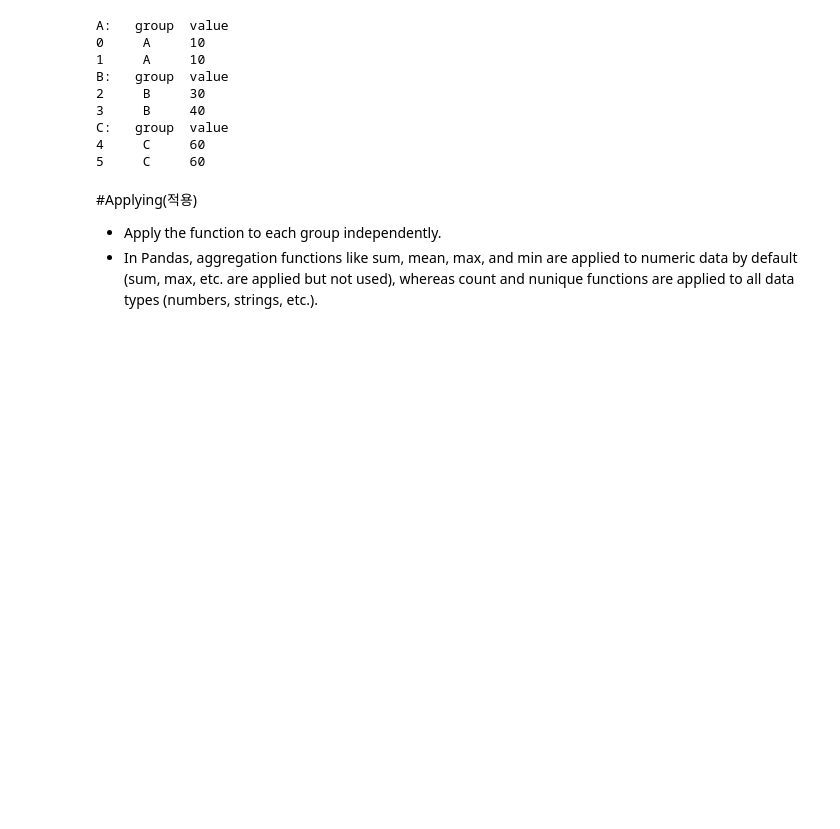
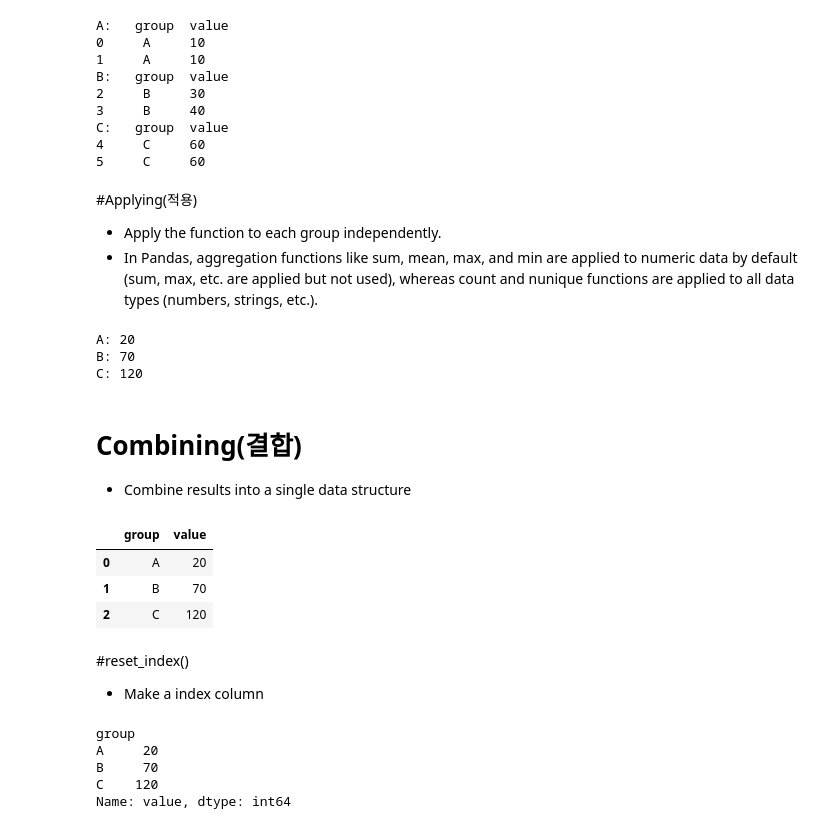
Before and after one commit to sokhan1/Introduction-to-data-analysts, a Jupyter notebook: 3_07_groupby.ipynb, the cells around one changed output. Saved outputs shown, nothing was run; the diff lists cells and outputs as text; code cells hidden in the pictures; blank space fills up the shorter version.

```diff
--- a/3_07_groupby.ipynb
+++ b/3_07_groupby.ipynb
@@ -49,3 +49,35 @@ C:   group  value
 
 *   Apply the function to each group independently.
 *   In Pandas, aggregation functions like sum, mean, max, and min are applied to numeric data by default (sum, max, etc. are applied but not used), whereas count and nunique functions are applied to all data types (numbers, strings, etc.).
+# %%
+print('A:',df[df.group == 'A']['value'].sum())
+print('B:',df[df.group == 'B']['value'].sum())
+print('C:',df[df.group == 'C']['value'].sum())
+# %% [output]
+A: 20
+B: 70
+C: 120
+# %% [markdown]
+# Combining(결합)
+
+*   Combine results into a single data structure
+# %%
+df.groupby( by= 'group')['value'].sum().reset_index()
+# %% [output]
+|  | group | value |
+| 0 | A | 20 |
+| 1 | B | 70 |
+| 2 | C | 120 |
+# %% [markdown]
+#reset_index()
+
+
+*   Make a index column
+# %%
+df.groupby( by= 'group')['value'].sum()
+# %% [output]
+group
+A     20
+B     70
+C    120
+Name: value, dtype: int64
```
Also changed, not shown: parts of 10 cells of this notebook.
